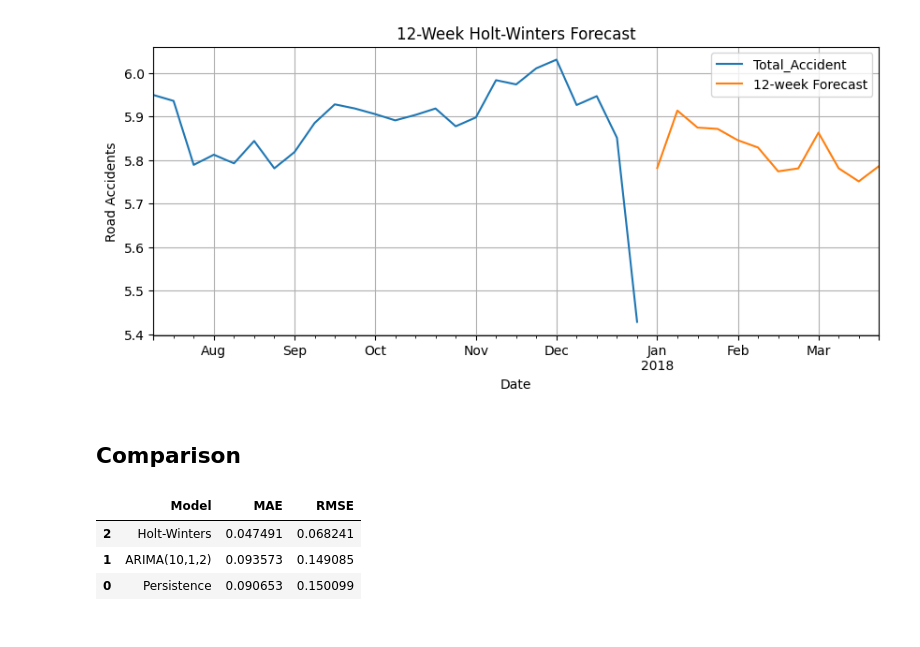
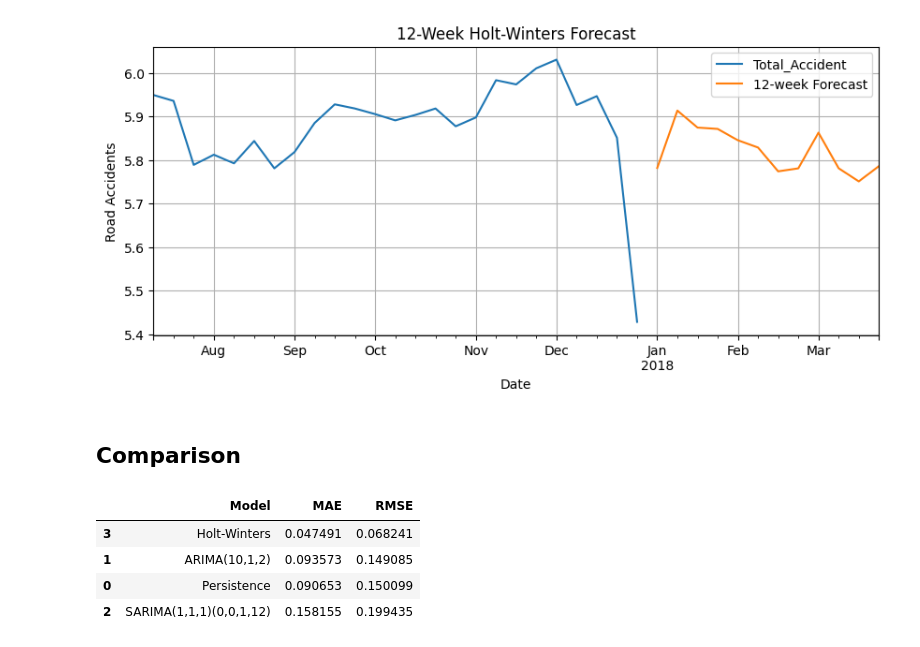
Before and after one commit to saritmaitra/ARIMA, a Jupyter notebook: ARIMA_2.ipynb, the cells around one changed output. Cells and saved outputs as stored; diff of their text form; code cells hidden in the pictures.

```diff
--- a/ARIMA_2.ipynb
+++ b/ARIMA_2.ipynb
@@ -332,0 +401,6 @@ plt.show()
+# %%
+mod = sm.tsa.statespace.SARIMAX(y,
+                                order=best_param,
+                                seasonal_order=best_param_seasonal,
+                                enforce_invertibility=False).fit()
+print(mod.summary())
@@ -357,30 +496,35 @@ plt.show()
 # %%
 persistence_forecast = np.repeat(y.iloc[-13], 12)
 persistence_mae = mean_absolute_error(test, persistence_forecast)
 persistence_rmse = np.sqrt(mean_squared_error(test, persistence_forecast))
 
 arima_model = ARIMA(y[:-12], order=(10,1,2)).fit()
 arima_forecast = arima_model.forecast(steps=12)
 arima_mae = mean_absolute_error(test, arima_forecast)
 arima_rmse = np.sqrt(mean_squared_error(test, arima_forecast))
+
+sarima_forecast = mod.forecast(steps=12)
+sarima_mae = mean_absolute_error(test, sarima_forecast)
+sarima_rmse = np.sqrt(mean_squared_error(test, sarima_forecast))
 
 hw_model = ExponentialSmoothing(
     y[:-12],
     trend='add',
     seasonal='add',
     seasonal_periods=52).fit()
 hw_forecast = hw_model.forecast(steps=12)
 hw_mae = mean_absolute_error(test, hw_forecast)
 hw_rmse = np.sqrt(mean_squared_error(test, hw_forecast))
 
 comparison = pd.DataFrame({
-    'Model': ['Persistence', 'ARIMA(10,1,2)', 'Holt-Winters'],
-    'MAE': [persistence_mae, arima_mae, hw_mae],
-    'RMSE': [persistence_rmse, arima_rmse, hw_rmse]})
+    'Model': ['Persistence', 'ARIMA(10,1,2)', 'SARIMA(1,1,1)(0,0,1,12)', 'Holt-Winters'],
+    'MAE': [persistence_mae, arima_mae, sarima_mae, hw_mae],
+    'RMSE': [persistence_rmse, arima_rmse, sarima_rmse, hw_rmse]})
 
 comparison.sort_values('RMSE')
 # %% [output]
 |  | Model | MAE | RMSE |
-| 2 | Holt-Winters | 0.047491 | 0.068241 |
+| 3 | Holt-Winters | 0.047491 | 0.068241 |
 | 1 | ARIMA(10,1,2) | 0.093573 | 0.149085 |
 | 0 | Persistence | 0.090653 | 0.150099 |
+| 2 | SARIMA(1,1,1)(0,0,1,12) | 0.158155 | 0.199435 |
```
Also changed, not shown: parts of 17 cells of this notebook.
